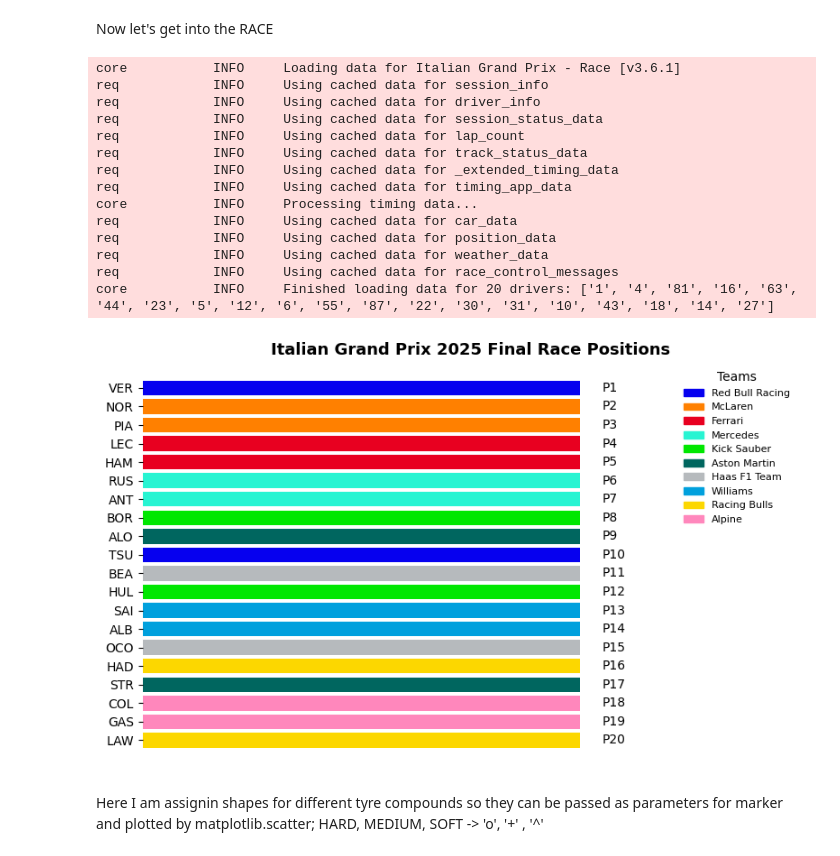
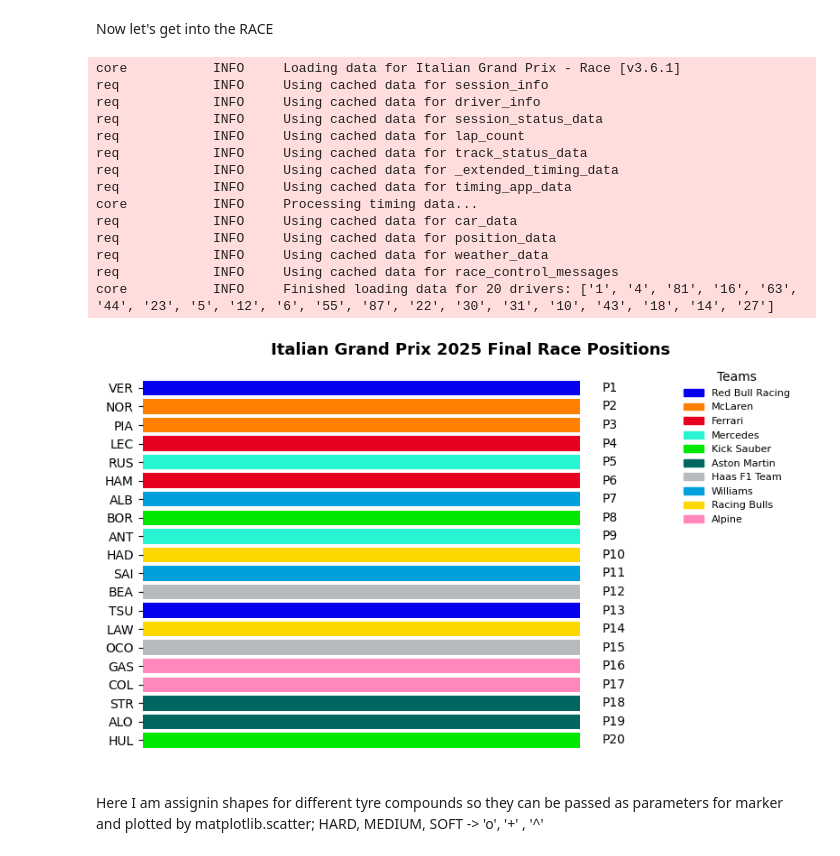
Before and after one commit to An-d1/Formula1Analysis, a Jupyter notebook: notebooks/monza_race_analysis.ipynb, the cells around one changed output. Saved outputs shown, nothing was run; the diff lists cells and outputs as text; code cells hidden in the pictures.

```diff
--- a/notebooks/monza_race_analysis.ipynb
+++ b/notebooks/monza_race_analysis.ipynb
@@ -158,16 +158,15 @@ What can we get from this?
 Now let's get into the RACE
 # %%
 race_session = load_session(2025, "Monza", "R")
-laps = session.laps.pick_quicklaps() #Getting only the quickest laps for each driver as they are the most relevant, (excluding ones like under security car or entering and exiting pits)
 
-results = session.results.copy()
+results = race_session.results.copy()
 
 drivers = results['Abbreviation']
 teams = results['TeamName']
 positions = results['Position'].astype(int)
 
 # get official team colors
-colors = [fastf1.plotting.get_team_color(team, session=session) for team in teams]
+colors = [fastf1.plotting.get_team_color(team, session=race_session) for team in teams]
 
 fig, ax = plt.subplots(figsize=(8, 5))
 
@@ -197,32 +196,32 @@ for team in unique_teams:
     patch = mpatches.Patch(color=color, label=team)
     legend_patches.append(patch)
 
 # add legend to plot
 ax.legend(handles=legend_patches,
           loc='upper right',
           frameon=False,
           labelcolor='black',
           title='Teams',
           title_fontsize=10,
           fontsize=8)
 # clean style
 ax.set_frame_on(False)
 plt.tight_layout()
 plt.show()
 # %% [output]
 core           INFO     Loading data for Italian Grand Prix - Race [v3.6.1]
 req            INFO     Using cached data for session_info
 req            INFO     Using cached data for driver_info
 req            INFO     Using cached data for session_status_data
 req            INFO     Using cached data for lap_count
 req            INFO     Using cached data for track_status_data
 req            INFO     Using cached data for _extended_timing_data
 req            INFO     Using cached data for timing_app_data
 core           INFO     Processing timing data...
 req            INFO     Using cached data for car_data
 req            INFO     Using cached data for position_data
 req            INFO     Using cached data for weather_data
 req            INFO     Using cached data for race_control_messages
 core           INFO     Finished loading data for 20 drivers: ['1', '4', '81', '16', '63', '44', '23', '5', '12', '6', '55', '87', '22', '30', '31', '10', '43', '18', '14', '27']
-[figure, old version]
+[figure, new version]
 # %%
```
Also changed, not shown: parts of 3 cells of this notebook, 4 other files.
